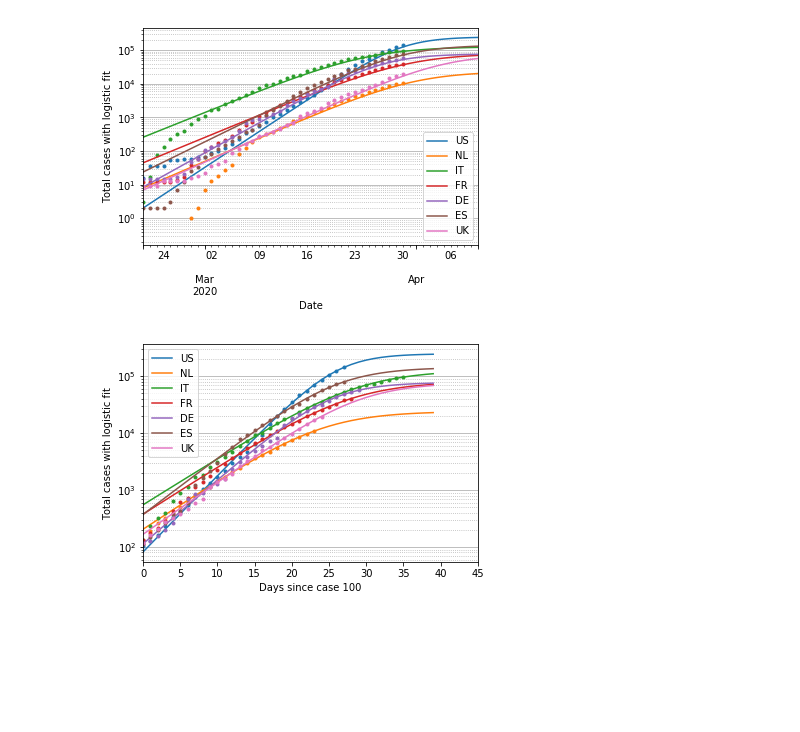
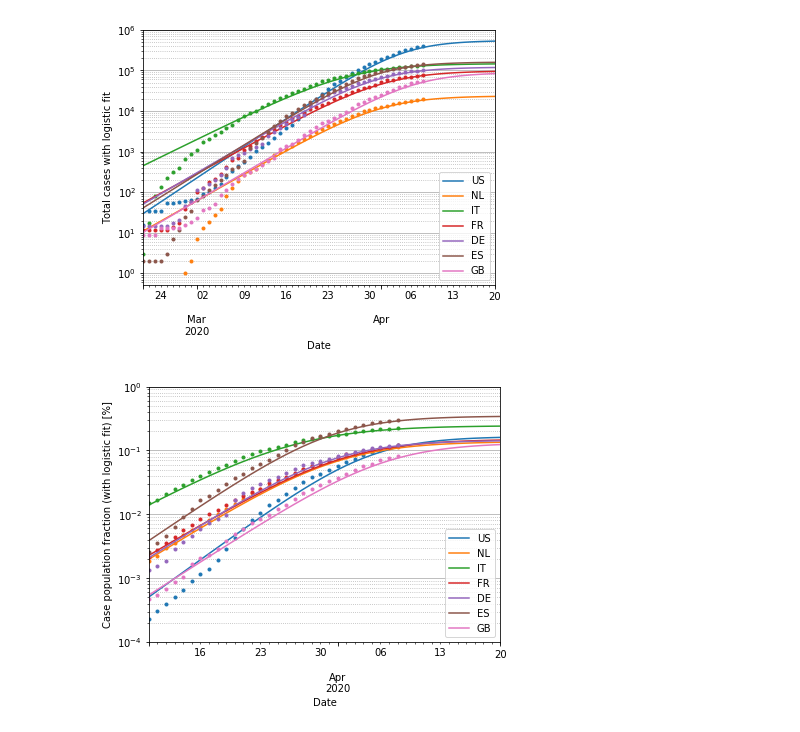
Before and after one commit to astefansgithub/Covid-datacrunching, a Jupyter notebook: Covid19-Datacrunch.ipynb, the cells around one changed output. Cells and saved outputs as stored; diff of their text form; code cells hidden in the pictures; blank space fills up the shorter version.

Commit message:
Add files via upload
Estimate undetected infections from reported fatalities
Do predections based on total infections

```diff
--- a/Covid19-Datacrunch.ipynb
+++ b/Covid19-Datacrunch.ipynb
@@ -12,5 +13,5 @@ from scipy.optimize import fsolve
 # %%
-filename="COVID-19-geographic-disbtribution-worldwide-2020-03-30.xlsx"
+filename="COVID-19-geographic-disbtribution-worldwide-2020-04-08.xlsx"
 URL_base="https://www.ecdc.europa.eu/sites/default/files/documents/"
 URL=URL_base+filename
 
@@ -163,15 +297,18 @@ def df_fit(fct, df_data, startp):
     fitpar,cov=curve_fit(fct, x, data, startp)
 
     # estimate error from covariance matrix
-    error=[np.sqrt(cov[i][i]) for i in [0,1,2]]
+    error=[np.sqrt(cov[i][i]) for i in np.arange(0,len(cov))]
 
 
     # assemble output DataFrame with fit parameters and errors
-    if x_in.dtype=='<M8[ns]': # Ncase, i.e. complete date given in x-axis
-        d=pd.to_datetime("2020-01-01")+pd.to_timedelta(fitpar[1], unit='D')
-        out=pd.DataFrame({'Fit':[fitpar[0], d, fitpar[2]], 'FitErr': error}, index=['k', 't0', 'L'])
-    else: # Ncase100, i.e. day-number given in x-axis
-        out=pd.DataFrame({'Fit':fitpar, 'FitErr': error}, index=['k', 't0', 'L'])
+    if len(fitpar)==3:
+        if x_in.dtype=='<M8[ns]': # Ncase, i.e. complete date given in x-axis
+            d=pd.to_datetime("2020-01-01")+pd.to_timedelta(fitpar[1], unit='D')
+            out=pd.DataFrame({'Fit':[fitpar[0], d, fitpar[2]], 'FitErr': error}, index=['k', 't0', 'L'])
+        else: # Ncase100, i.e. day-number given in x-axis
+            out=pd.DataFrame({'Fit':fitpar, 'FitErr': error}, index=['k', 't0', 'L'])
+    else:
+        out=fitpar
     return out
 # %%
 # Standard plot: Number of cases vs date
@@ -276,0 +434,20 @@ plt.ylabel("Mortality [%]");
+# %%
+# Experiment with logistics fits to cases since 100th case
+# NB predictions are shaky and dangerous! That's why the "real" epidemiologists don't
+# go on record with simple logistics fits...
+startpar=[5,30,3e4]
+p=plt.figure()
+ax=p.add_subplot(111)
+i=-1;
+
+for geoId in Interest:
+    i+=1
+    pf=df_fit(logistic_raw, Ncase100[geoId], startpar)
+    logistic(np.arange(0,50), pf, geoId).plot(ax=ax, logy=True, color="C{}".format(i))
+    Ncase100[geoId].plot(ax=ax, logy=True, style='.', label=geoId, color="C{}".format(i))
+
+ax.set_xlim(0,45)
+ax.set_xlabel("Days since case 100")
+ax.set_ylabel("Total cases with logistic fit")
+ax.grid('on', which='major', axis='y')
+ax.grid('on', which='minor', axis='y', linestyle='dotted')
@@ -277,44 +456,45 @@ plt.ylabel("Mortality [%]");
 # %%
-# Experimet with logistics fits to cases since 100th case
+# Experimet with logistics fits to cases as fct of date
 # NB predictions are shaky and dangerous! That's why the "real" epidemiologists don't
 # go on record with simple logistics fits...
-startpar=[2,25,1e4]
+startpar=[5,30,3e4]
 p=plt.figure()
 ax=p.add_subplot(111)
 i=-1;
 
 for geoId in Interest:
     i+=1
     pf=df_fit(logistic_raw, Ncases[geoId], startpar)
-    logistic(pd.date_range('2020-02-15', '2020-04-10'), pf, geoId).plot(ax=ax, logy=True, color="C{}".format(i))
+    logistic(pd.date_range('2020-02-15', '2020-04-20'), pf, geoId).plot(ax=ax, logy=True, color="C{}".format(i))
     Ncases[geoId].plot(ax=ax, logy=True, style='.', label=geoId, color="C{}".format(i))
 
 ax.set_xlim(startdate,)
 ax.set_xlabel("Date")
 ax.set_ylabel("Total cases with logistic fit")
 ax.grid('on', which='major', axis='y')
 ax.grid('on', which='minor', axis='y', linestyle='dotted')
 # %% [output]
-[figure, old version]
+[figure, new version]
 # %%
 # Experimet with logistics fits to cases since 100th case
-# NB predictions are shaky and dangerous! That's why the "real" epidemiologists don't
+# NB predictions are shaky and dangerous! That's why the real epidemiologists don't
 # go on record with simple logistics fits...
-startpar=[2,25,1e4]
+startpar=[5,30,3e4]
 p=plt.figure()
 ax=p.add_subplot(111)
 i=-1;
 
 for geoId in Interest:
     i+=1
-    pf=df_fit(logistic_raw, Ncase100[geoId], startpar)
-    logistic(np.arange(0,40), pf, geoId).plot(ax=ax, logy=True, color="C{}".format(i))
-    Ncase100[geoId].plot(ax=ax, logy=True, style='.', label=geoId, color="C{}".format(i))
+    pf=df_fit(logistic_raw, Ncases[geoId], startpar)
+    (logistic(pd.date_range('2020-03-10', '2020-04-20'), pf, geoId)/Population[geoId]/1e6*100).plot(ax=ax, logy=True, color="C{}".format(i))
+    (Ncases[geoId]/Population[geoId]/1e6*100).plot(ax=ax, logy=True, style='.', label=geoId, color="C{}".format(i))
 
-ax.set_xlim(0,45)
-ax.set_xlabel("Days since case 100")
-ax.set_ylabel("Total cases with logistic fit")
+ax.set_xlim(pd.Timestamp('2020-03-10'),)
+ax.set_ylim(1e-4,1)
+ax.set_xlabel("Date")
+ax.set_ylabel("Case population fraction (with logistic fit) [%]")
 ax.grid('on', which='major', axis='y')
 ax.grid('on', which='minor', axis='y', linestyle='dotted')
 # %% [output]
-[figure, old version]
+[figure, new version]
```
Also changed, not shown: parts of 25 cells of this notebook.
